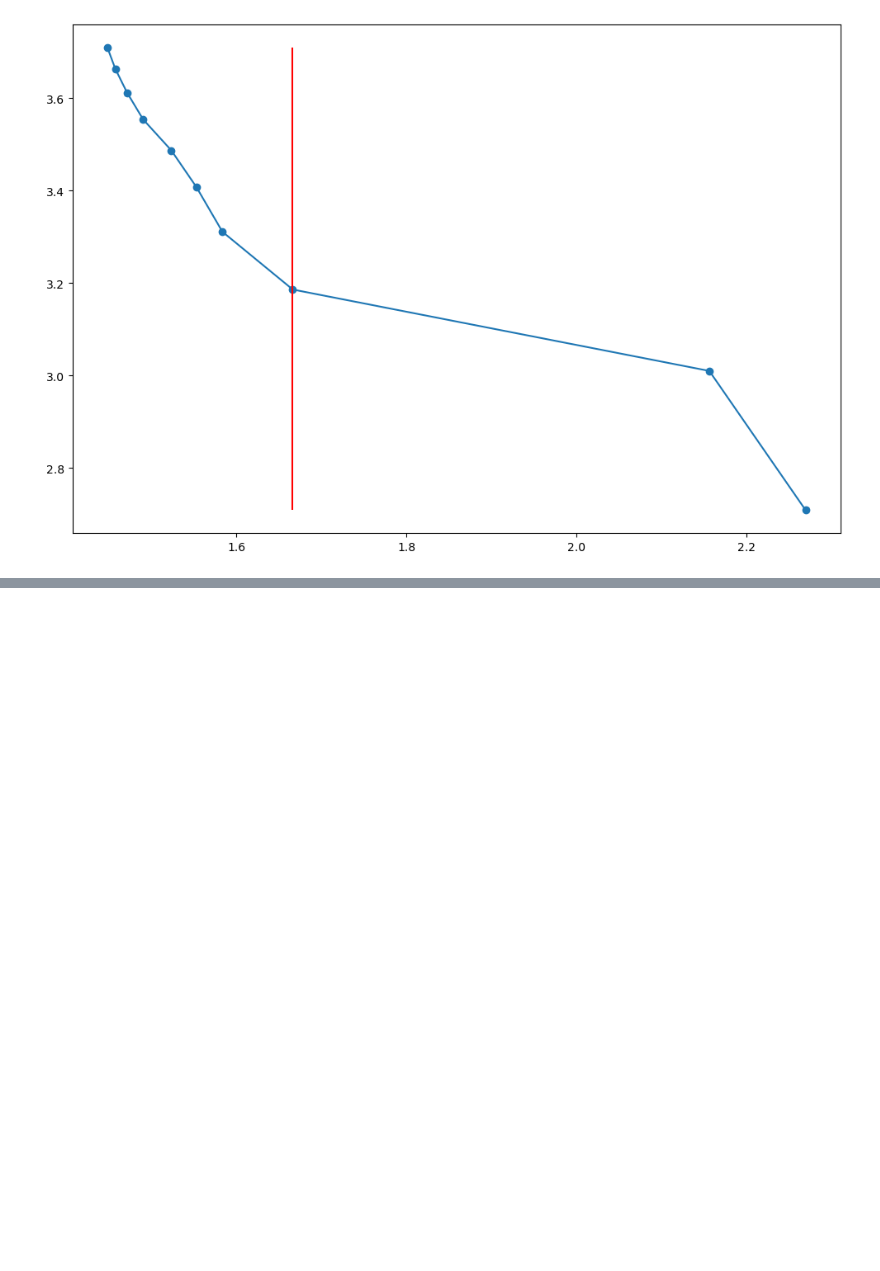
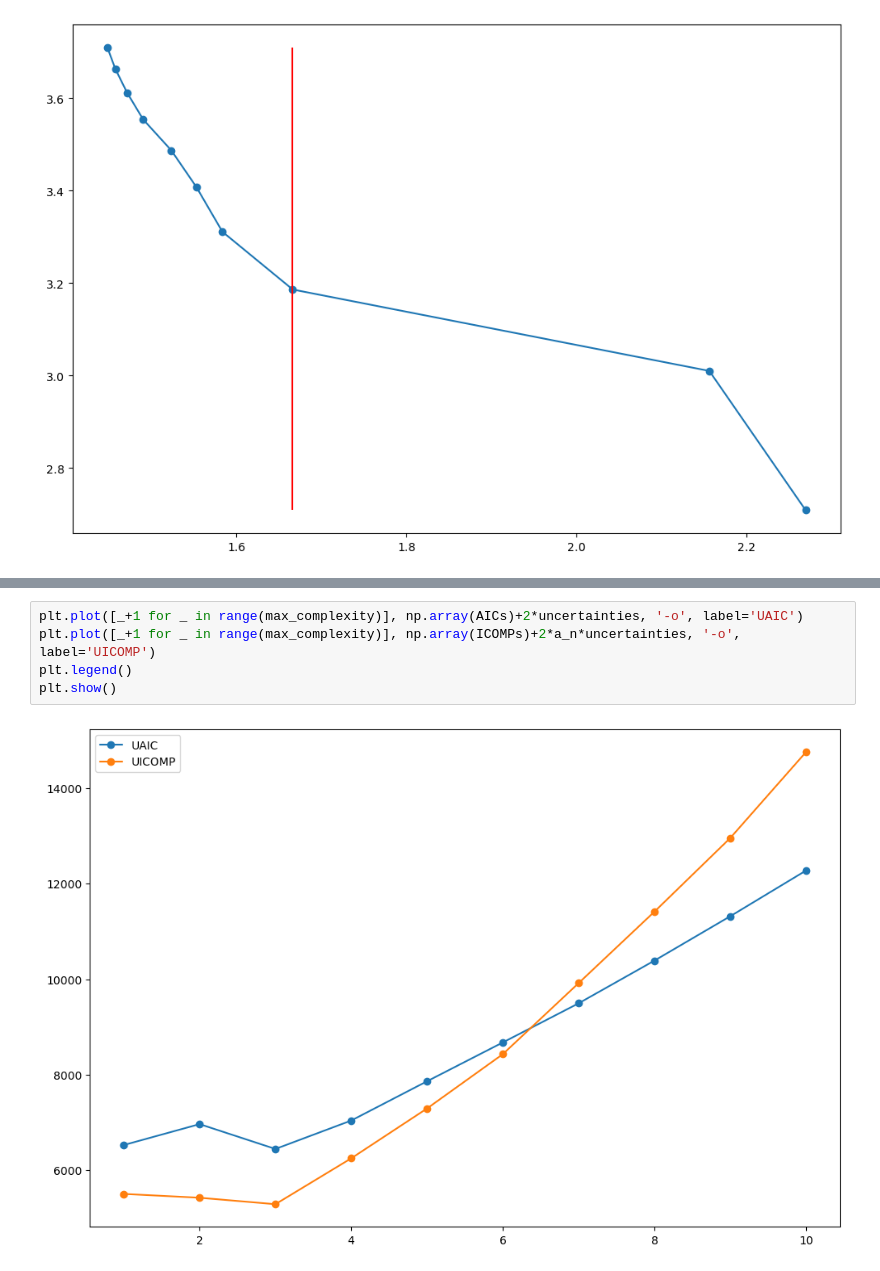
Before and after one commit to Pongpisit-Thanasutives/parametric-discovery, a Jupyter notebook: Spatial_KS_Equation_Chaotic_Easy.ipynb, the cells around one changed output, grey strips where cells are left out. Drawn from its saved outputs; the diff is of its cells as text; blank space fills up the shorter version.

```diff
--- a/Spatial_KS_Equation_Chaotic_Easy.ipynb
+++ b/Spatial_KS_Equation_Chaotic_Easy.ipynb
@@ -251,0 +290,7 @@ plt.show()
+# %%
+plt.plot([_+1 for _ in range(max_complexity)], np.array(AICs)+2*uncertainties, '-o', label='UAIC')
+plt.plot([_+1 for _ in range(max_complexity)], np.array(ICOMPs)+2*a_n*uncertainties, '-o', label='UICOMP')
+plt.legend()
+plt.show()
+# %% [output]
+[figure, added]
```
Also changed, not shown: parts of 3 cells of this notebook, 2 other files.
